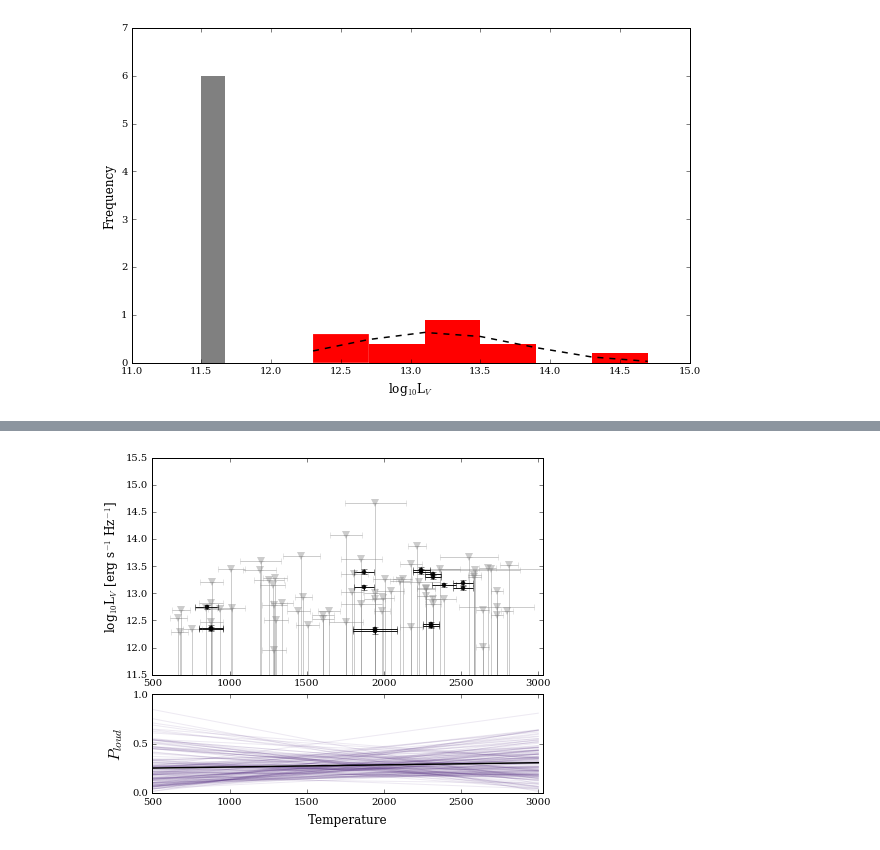
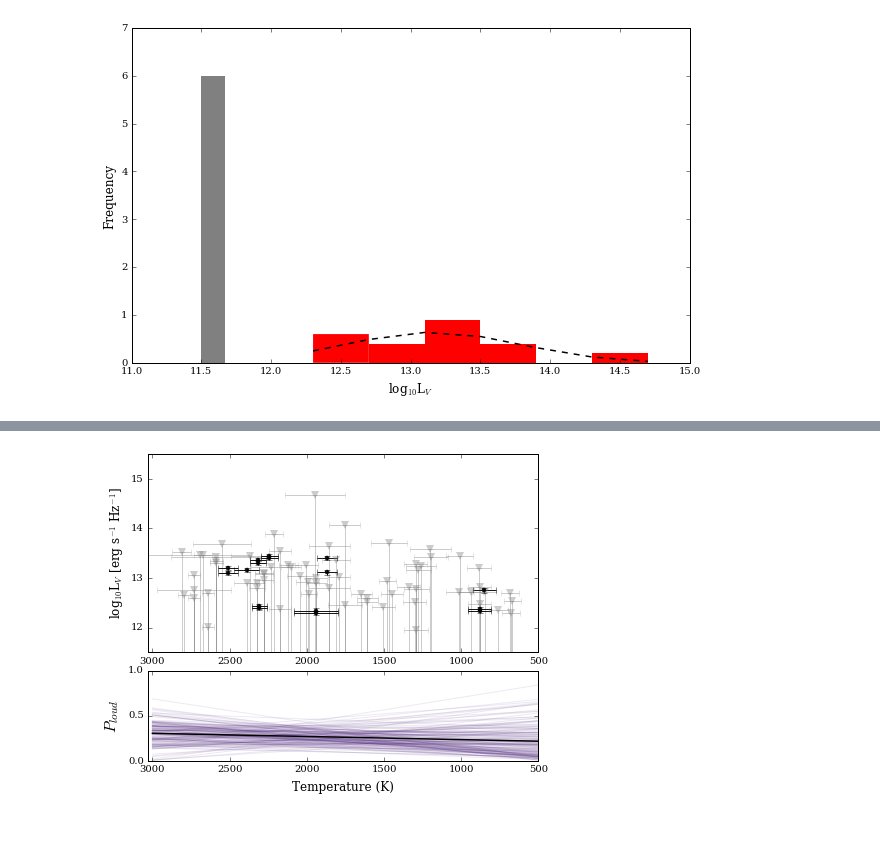
Before and after one commit to elliesch/python_codes, a Jupyter notebook: MixtureModel.ipynb, the cells around one changed output, grey strips where cells are left out. Saved outputs shown, nothing was run; the diff lists cells and outputs as text; code cells hidden in the pictures.

Commit message:
flipped temperature axes to astronomer orientation

```diff
--- a/MixtureModel.ipynb
+++ b/MixtureModel.ipynb
@@ -385,40 +386,43 @@ fig.savefig("triangle.png")
 ## This section plots the sample near the probability array
 ###===========
 
-fig, ax = plt.subplots(figsize=(7, 6))
+fig, ax = plt.subplots(figsize=(7, 5.5))
 
 ax1 = plt.subplot2grid((3,1), (0, 0), rowspan=2)
 ax2 = plt.subplot2grid((3,1), (2, 0))
 
 ax1.errorbar(t_eff_ul, lLVuplim_T, xerr=t_eff_err_ul, yerr=lLVuplim_T, uplims=np.ones(sum(UL_index_T), dtype=bool), ls='', c='grey', alpha=0.4, markersize='8', markeredgecolor='None', fmt="v")
 ax1.errorbar(t_eff_conf, lLVconf_T, xerr=t_eff_err_conf, yerr=lLVconf_err_T, ls='', c='k', markersize='4', markeredgecolor=None, alpha=0.9, fmt="o")
 
-plt.gca().invert_xaxis()
+
 ax1.set_xlim(500, 3030)
 ax1.set_ylim(11.5,15.5)
-ax1.set_xlabel('Temperature', fontsize=12, labelpad=7)
+ax1.locator_params(nbins=5, axis='y')
+ax1.set_xlabel('Temperature (K)', fontsize=12, labelpad=7)
 ax1.set_ylabel('log$_{10}$L$_V$ [erg s$^{-1}$ Hz$^{-1}$]', fontsize=12)
 ax1.set_title('')
 
 P3000_array=[]
 P0500_array=[]
 for P3000, P0500, mu_q, var_q, mu_l, var_l in samples[np.random.randint(4096, size=150)]:
     x = [500, 3000]
     y = [P0500, P3000]
     P3000_array.append(P3000)
     P0500_array.append(P0500)
     z = [mu_q, var_q, mu_l, var_l]
     ax2.plot(x, y, color="#542c82", alpha=0.1)
 ax2.plot([500, 3000], [np.mean(P0500_array),np.mean(P3000_array)], color="k", linewidth=1.5)
 ax2.set_xlim(500, 3030)
 ax2.set_ylim(0, 1)
 ax2.locator_params(nbins=4, axis='y')
-ax2.set_xlabel('Temperature', fontsize=12, labelpad=7)
+ax2.set_xlabel('Temperature (K)', fontsize=12, labelpad=7)
 ax2.set_ylabel('$P_{loud}$', fontsize=16, labelpad=7)
 
+ax1.invert_xaxis()
+ax2.invert_xaxis()
 fig.savefig("stackedprob.png")
 # %% [output]
-[figure, old version]
+[figure, new version]
 # %%
 # plt.errorbar(t_eff_ul, lLVuplim_T, xerr=t_eff_err_ul, c='red', markersize='8', markeredgecolor='None', alpha=0.5, fmt="v")
 # plt.errorbar(t_eff_conf, lLVconf_T, xerr=t_eff_err_conf, yerr=lLVconf_err_T, ls='', c='k', markersize='4', markeredgecolor=None, alpha=0.9, fmt="o")
```
Also changed, not shown: parts of 5 cells of this notebook.
